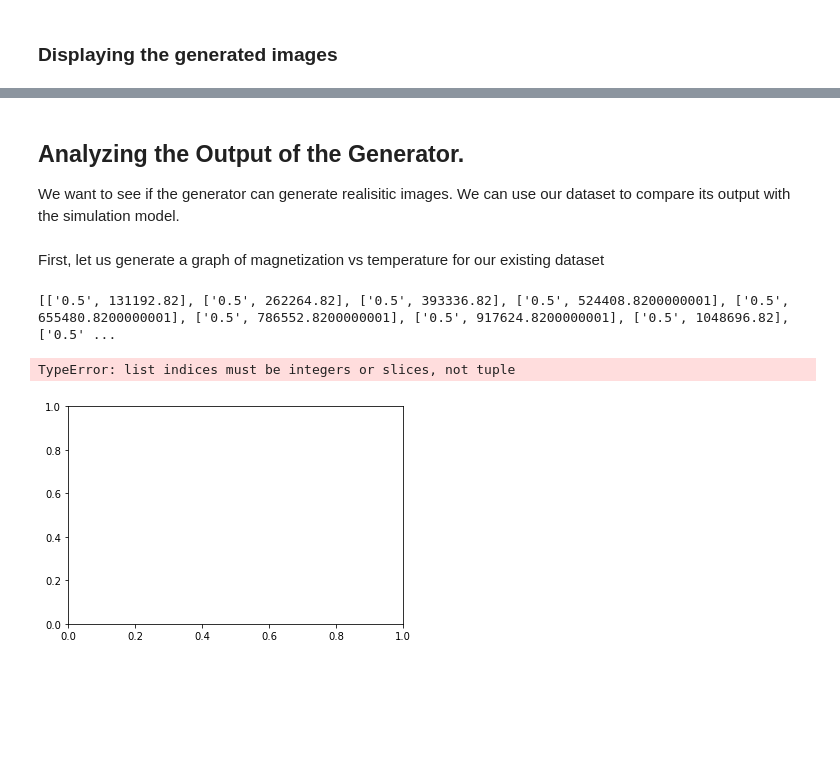
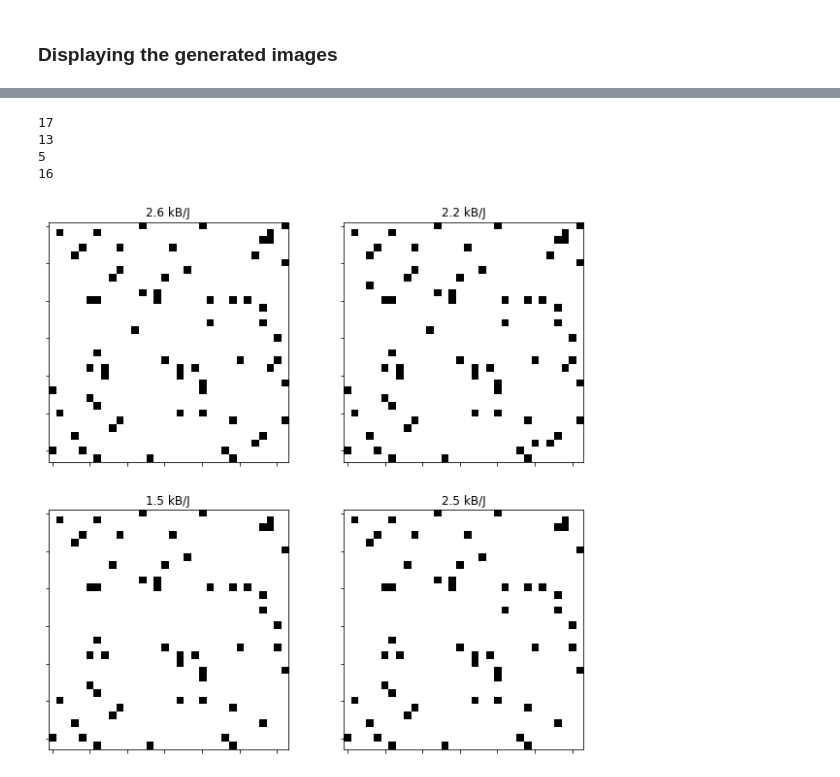
Before and after one commit to rohan-datar/phys_0704_project, a Jupyter notebook: ML_Spin_Model/Generator_Model.ipynb, the cells around one changed output, grey strips where cells are left out. Cells and saved outputs as stored; diff of their text form; code cells hidden in the pictures; blank space fills up the shorter version.

```diff
--- a/ML_Spin_Model/Generator_Model.ipynb
+++ b/ML_Spin_Model/Generator_Model.ipynb
@@ -252,9 +252,3 @@ image.save('../generated_samples/test.png', 'PNG')
 # %%
 # save model
 torch.save(G, MODEL_PATH+'G.pth')
-# %% [markdown]
-## Analyzing the Output of the Generator.
-
-We want to see if the generator can generate realisitic images. We can use our dataset to compare its output with the simulation model.
-# %% [markdown]
-First, let us generate a graph of magnetization vs temperature for our existing dataset
@@ -272,33 +255,23 @@ test_data = datasets.ImageFolder(data_dir, transform=dset_transform)
-# %%
-#loop through the dataset and get the average magnetization at each temperature
-magnetizations = []
-
-for i in range(len(test_data)):
-    images, label = test_data[i]
-    m = np.empty([len(images)])
-    #get the magnetization of each image
-    for j in range(len(images)):
-        img = images[j]
-        mag = get_magnetization(img)
-        mag = np.square(mag)
-        m = np.append(m, mag)
-
-    #get the average magnetization of the images
-    avg_mag = np.mean(m)
-
-    #get the temp from the label
-    temp = test_data.classes[label]
-    magnetizations.append([temp, avg_mag])
-
-print(magnetizations)
-
-#plot the magnetization by temperature
-fig = plt.figure()
-ax = fig.add_subplot(111)
-ax.plot(magnetizations[:,0], magnetizations[:,1])
-
-plt.show()
-# %% [output]
-[['0.5', 131192.82], ['0.5', 262264.82], ['0.5', 393336.82], ['0.5', 524408.8200000001], ['0.5', 655480.8200000001], ['0.5', 786552.8200000001], ['0.5', 917624.8200000001], ['0.5', 1048696.82], ['0.5' ...
-TypeError: list indices must be integers or slices, not tuple
-[figure, removed]
+# %%
+import random
+imgs = []
+rand_classes = []
+for j in range(4):
+    cls = random.randint(0, num_classes-1)
+    print(cls)
+    rand_classes.append(cls)
+    img = generate_image(G, DEVICE, n_noise, cls)
+    imgs.append(img)
+
+fig, axes = plt.subplots(2, 2, figsize=(10, 10))
+for i, ax in enumerate(axes.flat):
+    ax.imshow(imgs[i], cmap='gray')
+    ax.set_title('T = '+train_data.classes[rand_classes[i]]+' J/kB')
+    ax.xaxis.set_tick_params(labelbottom=False)
+    ax.yaxis.set_tick_params(labelleft=False)
+# %% [output]
+17
+13
+5
+16
+[figure, added]
```
Also changed, not shown: parts of 7 cells of this notebook, 11 other files.
